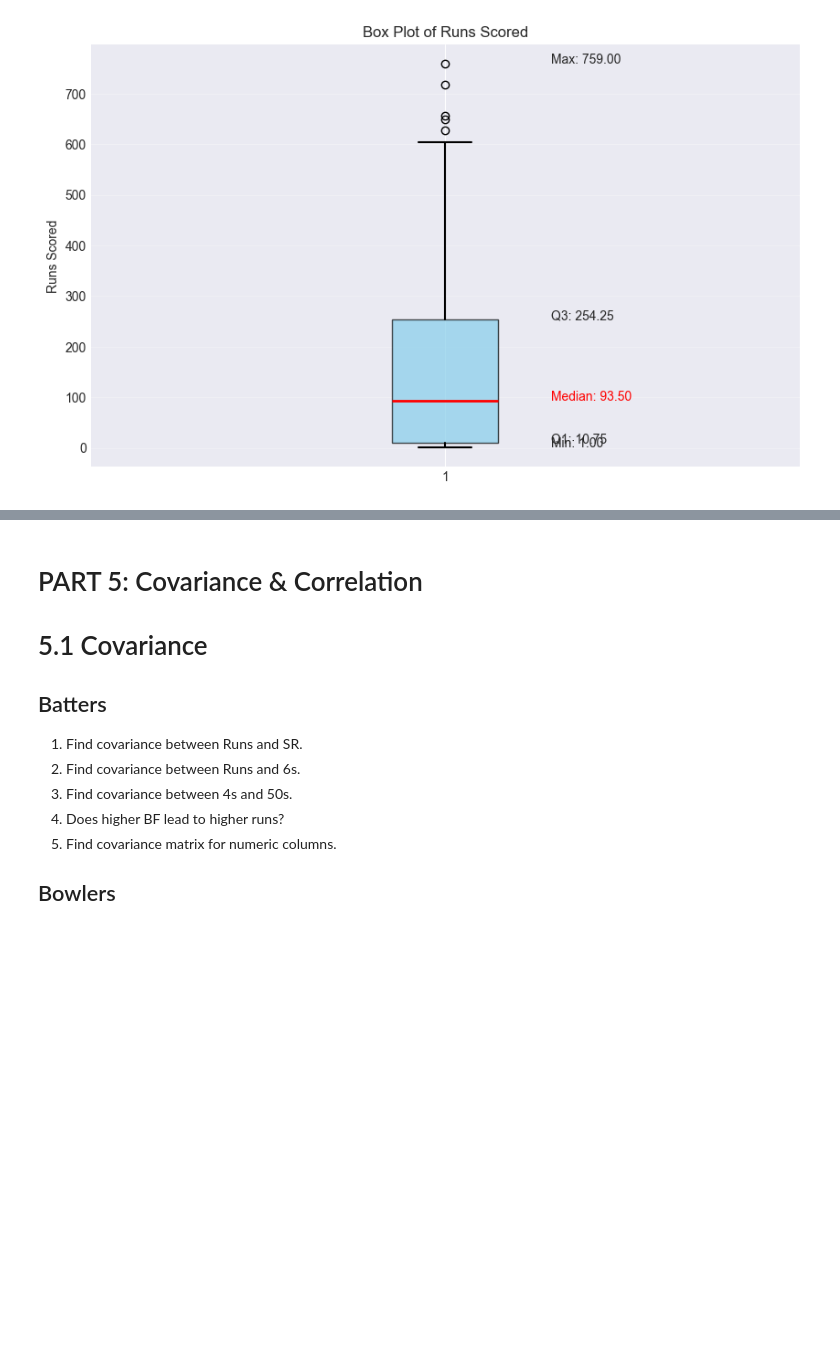
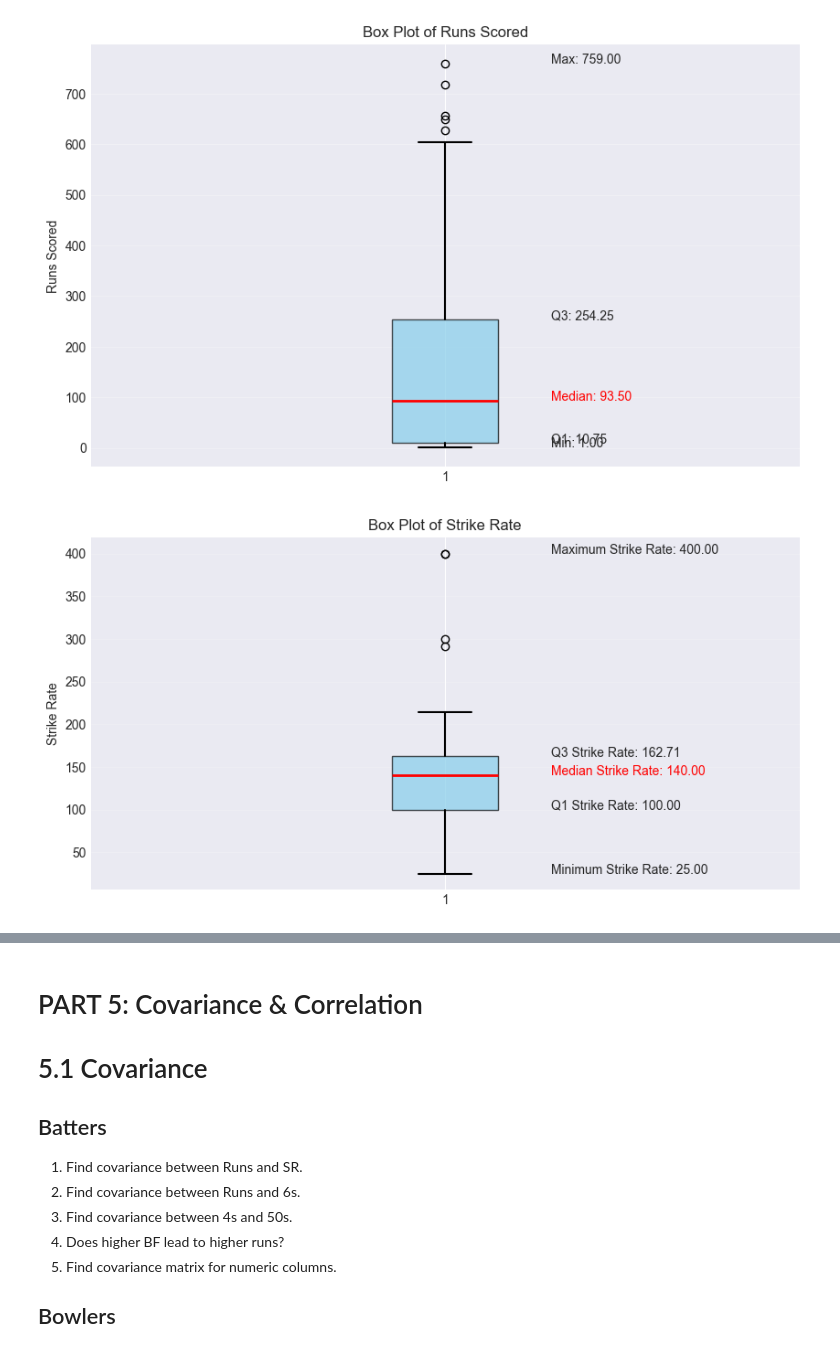
Before and after one commit to shahyash1136/data-analyst-porjects, a Jupyter notebook: IPL_2025_jupyterbook/index.ipynb, the cells around one changed output, grey strips where cells are left out. Cells and saved outputs as stored; diff of their text form; code cells hidden in the pictures; blank space fills up the shorter version.

Commit message:
completed box plot section

```diff
--- a/IPL_2025_jupyterbook/index.ipynb
+++ b/IPL_2025_jupyterbook/index.ipynb
@@ -3287,0 +3303,34 @@ plt.show()
+# %%
+# 2. Draw box plot for strike rate.
+min_SR = df_batters["SR"].min()
+q1_SR = df_batters["SR"].quantile(0.25)
+median_SR = df_batters["SR"].median()
+q3_SR = df_batters["SR"].quantile(0.75)
+max_SR = df_batters["SR"].max()
+
+plt.figure(figsize=(10, 5))
+box = plt.boxplot(
+    df_batters["SR"],
+    vert=True,
+    patch_artist=True,
+    boxprops=dict(facecolor="skyblue", alpha=0.7),
+    medianprops=dict(color="red", linewidth=2),
+    whiskerprops=dict(linewidth=1.5),
+    capprops=dict(linewidth=1.5),
+)
+plt.title("Box Plot of Strike Rate")
+plt.ylabel("Strike Rate")
+plt.grid(True, alpha=0.2, axis="y")
+
+
+plt.text(
+    1.15, median_SR, f"Median Strike Rate: {median_SR:.2f}", color="red", fontsize=10
+)
+plt.text(1.15, min_SR, f"Minimum Strike Rate: {min_SR:.2f}", fontsize=10)
+plt.text(1.15, max_SR, f"Maximum Strike Rate: {max_SR:.2f}", fontsize=10)
+plt.text(1.15, q1_SR, f"Q1 Strike Rate: {q1_SR:.2f}", fontsize=10)
+plt.text(1.15, q3_SR, f"Q3 Strike Rate: {q3_SR:.2f}", fontsize=10)
+
+plt.show()
+# %% [output]
+[figure, added]
```
Also changed, not shown: parts of 48 cells of this notebook.
